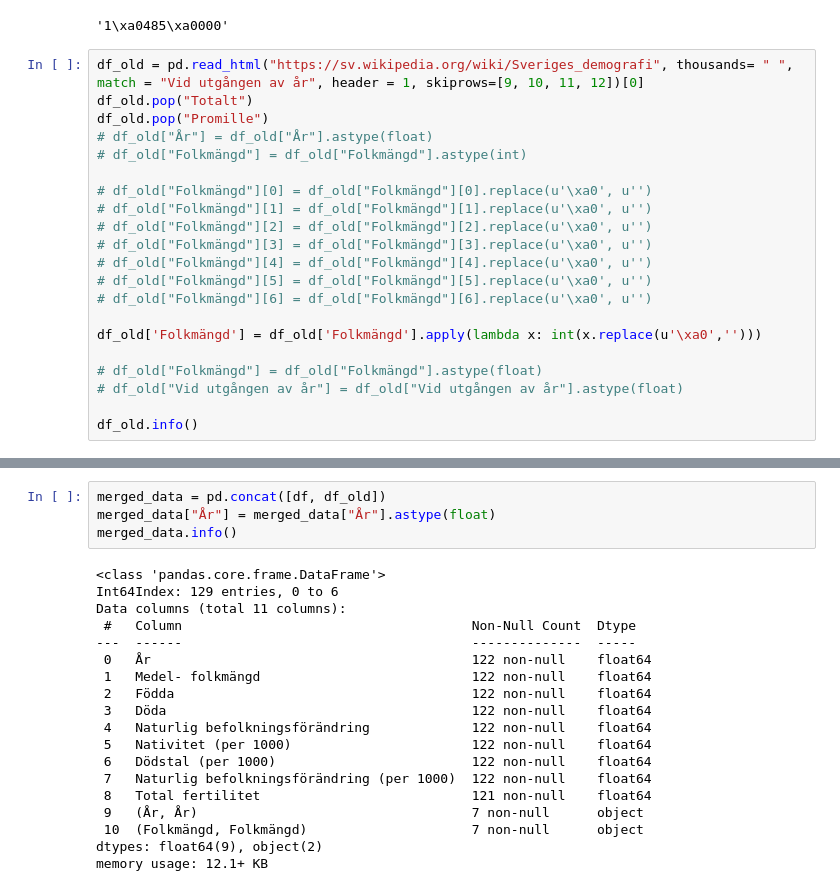
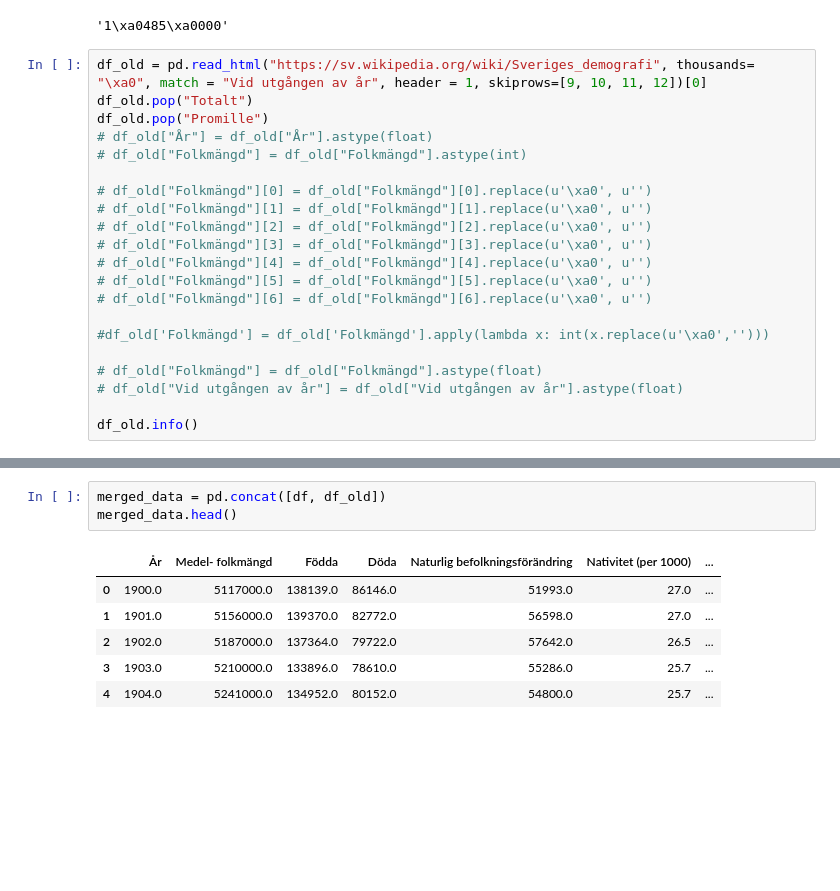
Before and after one commit to Danneftw1/Databehandling-Daniel-Nilsson, a Jupyter notebook: Exercises-Data-Behandling/Exercise-02.ipynb, the cells around one changed output, grey strips where cells are left out. Cells and saved outputs as stored; diff of their text form; blank space fills up the shorter version.

```diff
--- a/Exercises-Data-Behandling/Exercise-02.ipynb
+++ b/Exercises-Data-Behandling/Exercise-02.ipynb
@@ -75,7 +75,7 @@ swe_old["Folkmängd"][2]
 # %% [output]
 '1\xa0485\xa0000'
 # %%
-df_old = pd.read_html("https://sv.wikipedia.org/wiki/Sveriges_demografi", thousands= " ", match = "Vid utgången av år", header = 1, skiprows=[9, 10, 11, 12])[0]
+df_old = pd.read_html("https://sv.wikipedia.org/wiki/Sveriges_demografi", thousands= "\xa0", match = "Vid utgången av år", header = 1, skiprows=[9, 10, 11, 12])[0]
 df_old.pop("Totalt")
 df_old.pop("Promille")
 # df_old["År"] = df_old["År"].astype(float)
@@ -89,7 +89,7 @@ df_old.pop("Promille")
 # df_old["Folkmängd"][5] = df_old["Folkmängd"][5].replace(u'\xa0', u'')
 # df_old["Folkmängd"][6] = df_old["Folkmängd"][6].replace(u'\xa0', u'')
 
-df_old['Folkmängd'] = df_old['Folkmängd'].apply(lambda x: int(x.replace(u'\xa0','')))
+#df_old['Folkmängd'] = df_old['Folkmängd'].apply(lambda x: int(x.replace(u'\xa0','')))
 
 # df_old["Folkmängd"] = df_old["Folkmängd"].astype(float)
 # df_old["Vid utgången av år"] = df_old["Vid utgången av år"].astype(float)
@@ -108,23 +98,10 @@ memory usage: 240.0 bytes
 # %%
 merged_data = pd.concat([df, df_old])
-merged_data["År"] = merged_data["År"].astype(float)
-merged_data.info()
+merged_data.head()
 # %% [output]
-<class 'pandas.core.frame.DataFrame'>
-Int64Index: 129 entries, 0 to 6
-Data columns (total 11 columns):
- #   Column                                     Non-Null Count  Dtype
----  ------                                     --------------  -----
- 0   År                                         122 non-null    float64
- 1   Medel- folkmängd                           122 non-null    float64
- 2   Födda                                      122 non-null    float64
- 3   Döda                                       122 non-null    float64
- 4   Naturlig befolkningsförändring             122 non-null    float64
- 5   Nativitet (per 1000)                       122 non-null    float64
- 6   Dödstal (per 1000)                         122 non-null    float64
- 7   Naturlig befolkningsförändring (per 1000)  122 non-null    float64
- 8   Total fertilitet                           121 non-null    float64
- 9   (År, År)                                   7 non-null      object
- 10  (Folkmängd, Folkmängd)                     7 non-null      object
-dtypes: float64(9), object(2)
-memory usage: 12.1+ KB
+|  | År | Medel- folkmängd | Födda | Döda | Naturlig befolkningsförändring | Nativitet (per 1000) | ... |
+| 0 | 1900.0 | 5117000.0 | 138139.0 | 86146.0 | 51993.0 | 27.0 | ... |
+| 1 | 1901.0 | 5156000.0 | 139370.0 | 82772.0 | 56598.0 | 27.0 | ... |
+| 2 | 1902.0 | 5187000.0 | 137364.0 | 79722.0 | 57642.0 | 26.5 | ... |
+| 3 | 1903.0 | 5210000.0 | 133896.0 | 78610.0 | 55286.0 | 25.7 | ... |
+| 4 | 1904.0 | 5241000.0 | 134952.0 | 80152.0 | 54800.0 | 25.7 | ... |
```
Also changed, not shown: parts of 1 cell of this notebook, 5 other files.
